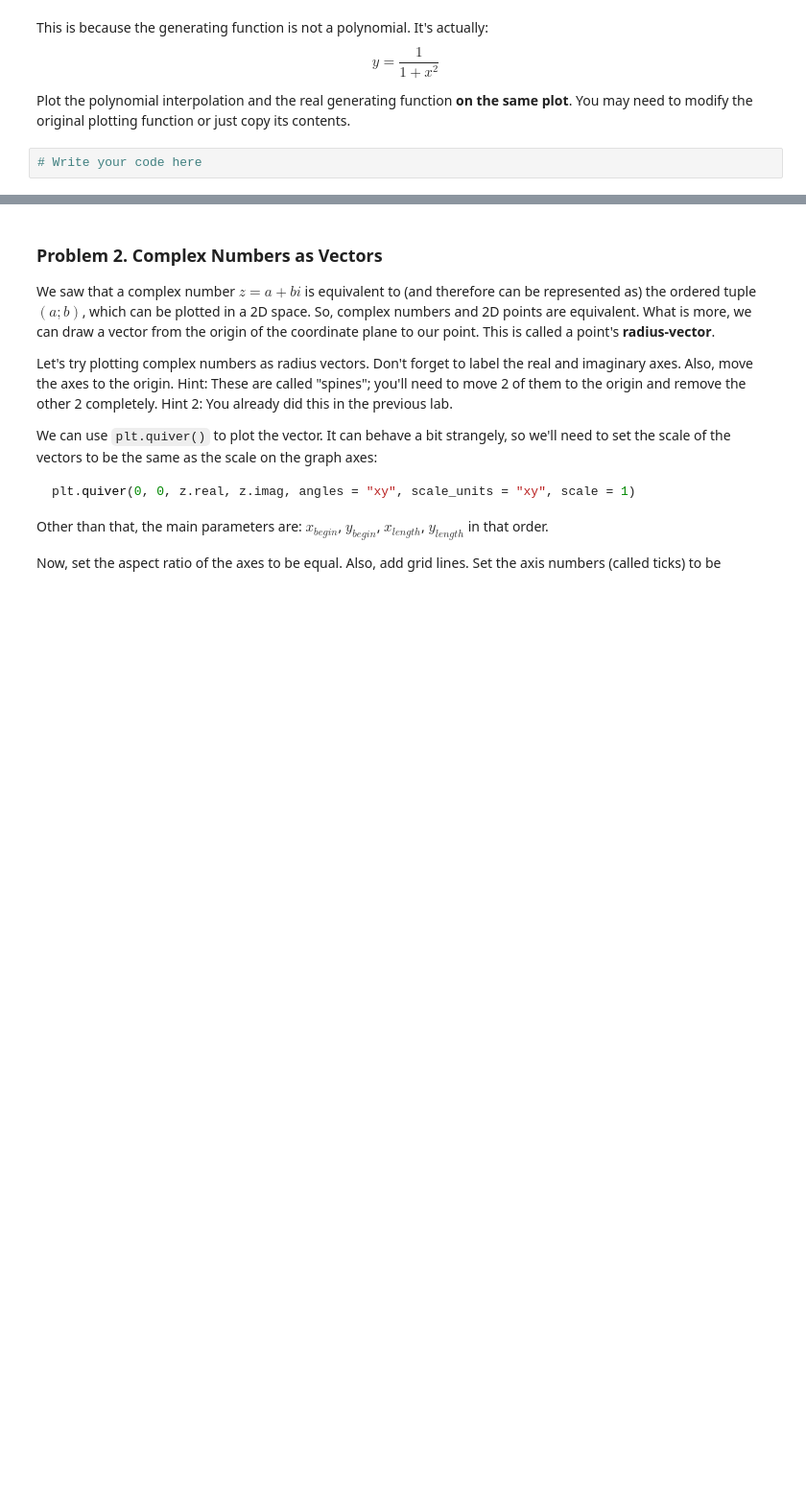
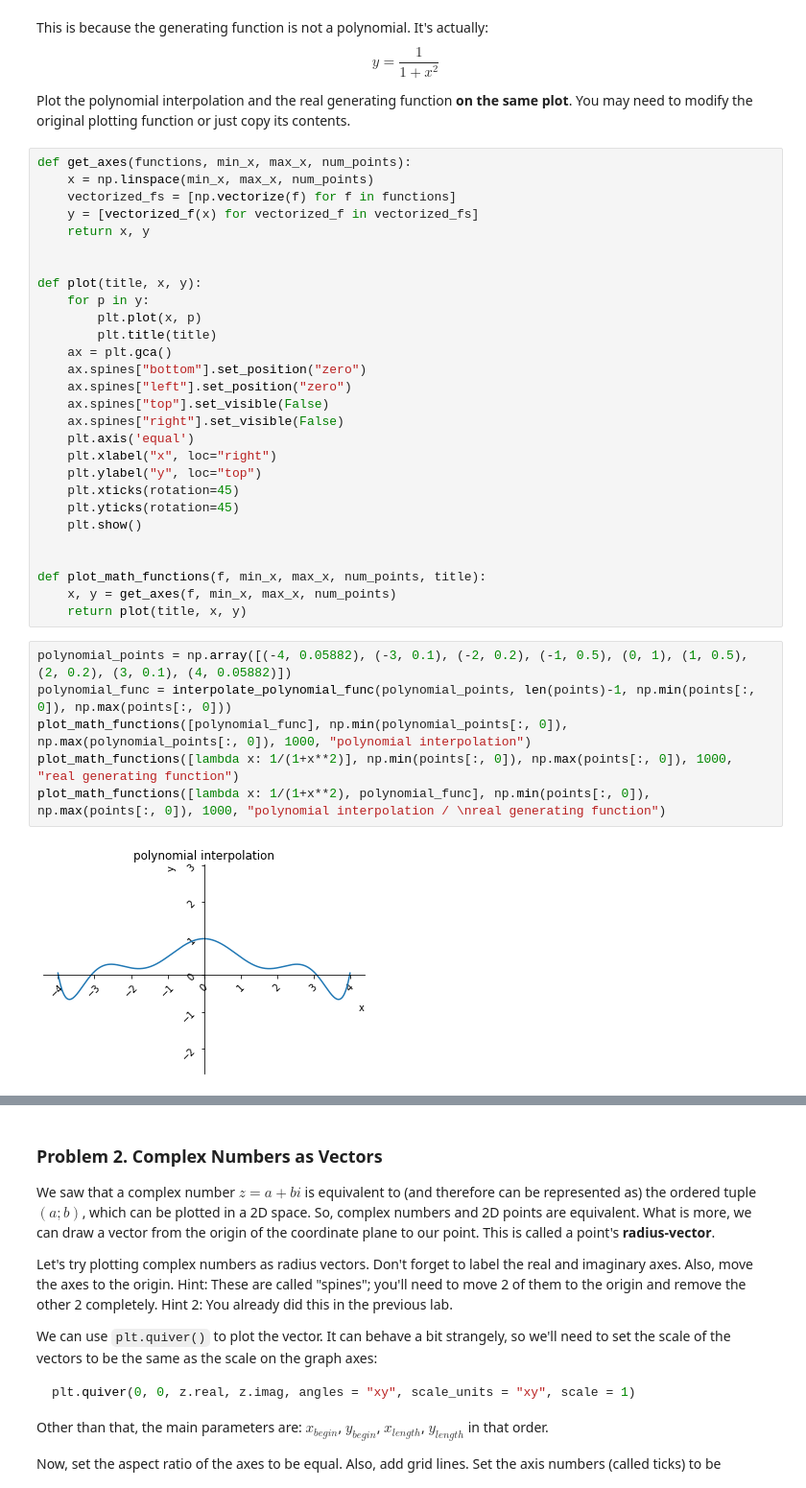
Before and after one commit to momchilantonov/SoftUni-Math-Concepts-For-Developers-February-2021, a Jupyter notebook: Basic-Algebra/Homework/Basic Algebra Exercise.ipynb, the cells around one changed output, grey strips where cells are left out. Shown at 96% size. Saved outputs shown, nothing was run; the diff lists cells and outputs as text; blank space fills up the shorter version.

```diff
--- a/Basic-Algebra/Homework/Basic Algebra Exercise.ipynb
+++ b/Basic-Algebra/Homework/Basic Algebra Exercise.ipynb
@@ -169,5 +174,39 @@ This is because the generating function is not a polynomial. It's actually:
 $$ y = \frac{1}{1 + x^2} $$
 
 Plot the polynomial interpolation and the real generating function **on the same plot**. You may need to modify the original plotting function or just copy its contents.
-# %%
-# Write your code here
+# %%
+def get_axes(functions, min_x, max_x, num_points):
+    x = np.linspace(min_x, max_x, num_points)
+    vectorized_fs = [np.vectorize(f) for f in functions]
+    y = [vectorized_f(x) for vectorized_f in vectorized_fs]
+    return x, y
+
+
+def plot(title, x, y):
+    for p in y:
+        plt.plot(x, p)
+        plt.title(title)
+    ax = plt.gca()
+    ax.spines["bottom"].set_position("zero")
+    ax.spines["left"].set_position("zero")
+    ax.spines["top"].set_visible(False)
+    ax.spines["right"].set_visible(False)
+    plt.axis('equal')
+    plt.xlabel("x", loc="right")
+    plt.ylabel("y", loc="top")
+    plt.xticks(rotation=45)
+    plt.yticks(rotation=45)
+    plt.show()
+
+
+def plot_math_functions(f, min_x, max_x, num_points, title):
+    x, y = get_axes(f, min_x, max_x, num_points)
+    return plot(title, x, y)
+# %%
+polynomial_points = np.array([(-4, 0.05882), (-3, 0.1), (-2, 0.2), (-1, 0.5), (0, 1), (1, 0.5), (2, 0.2), (3, 0.1), (4, 0.05882)])
+polynomial_func = interpolate_polynomial_func(polynomial_points, len(points)-1, np.min(points[:, 0]), np.max(points[:, 0]))
+plot_math_functions([polynomial_func], np.min(polynomial_points[:, 0]), np.max(polynomial_points[:, 0]), 1000, "polynomial interpolation")
+plot_math_functions([lambda x: 1/(1+x**2)], np.min(points[:, 0]), np.max(points[:, 0]), 1000, "real generating function")
+plot_math_functions([lambda x: 1/(1+x**2), polynomial_func], np.min(points[:, 0]), np.max(points[:, 0]), 1000, "polynomial interpolation / \nreal generating function")
+# %% [output]
+[figure, added]
```
Also changed, not shown: parts of 3 cells of this notebook.
